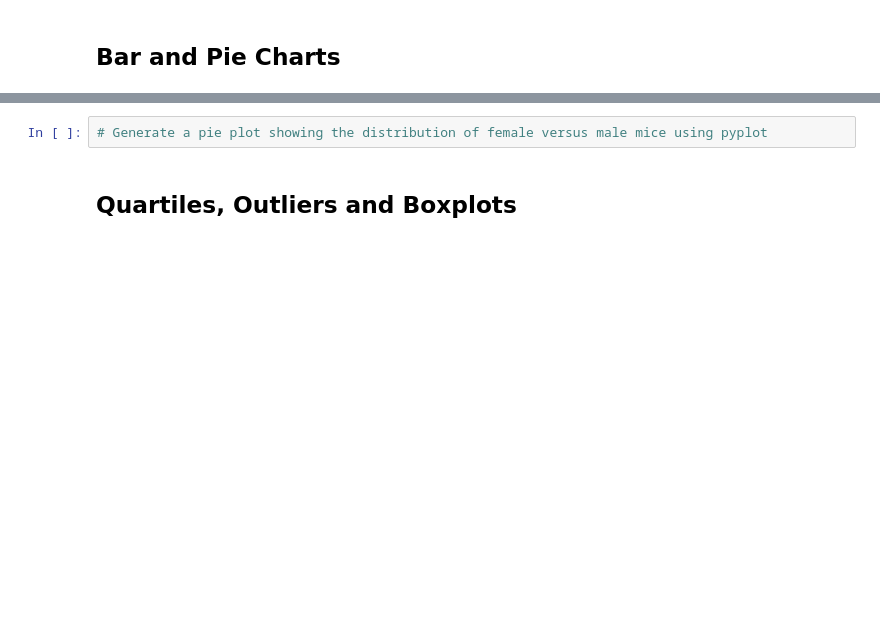
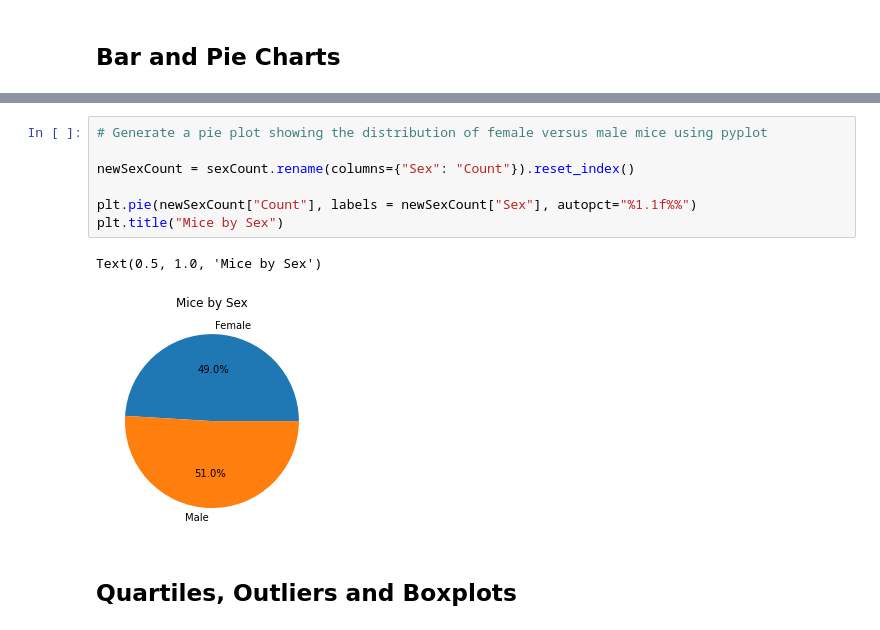
Before and after one commit to eldridgesje/matplotlib-challenge, a Jupyter notebook: Pymaceuticals/pymaceuticals_starter.ipynb, the cells around one changed output, grey strips where cells are left out. Cells and saved outputs as stored; diff of their text form; blank space fills up the shorter version.

```diff
--- a/Pymaceuticals/pymaceuticals_starter.ipynb
+++ b/Pymaceuticals/pymaceuticals_starter.ipynb
@@ -173,5 +181,13 @@ plt.legend(["Timepoints"],loc="upper center")
 # %%
 # Generate a pie plot showing the distribution of female versus male mice using pyplot
+
+newSexCount = sexCount.rename(columns={"Sex": "Count"}).reset_index()
+
+plt.pie(newSexCount["Count"], labels = newSexCount["Sex"], autopct="%1.1f%%")
+plt.title("Mice by Sex")
+# %% [output]
+Text(0.5, 1.0, 'Mice by Sex')
+[figure, added]
 # %% [markdown]
 ## Quartiles, Outliers and Boxplots
 # %%
```
Also changed, not shown: parts of 5 cells of this notebook.
